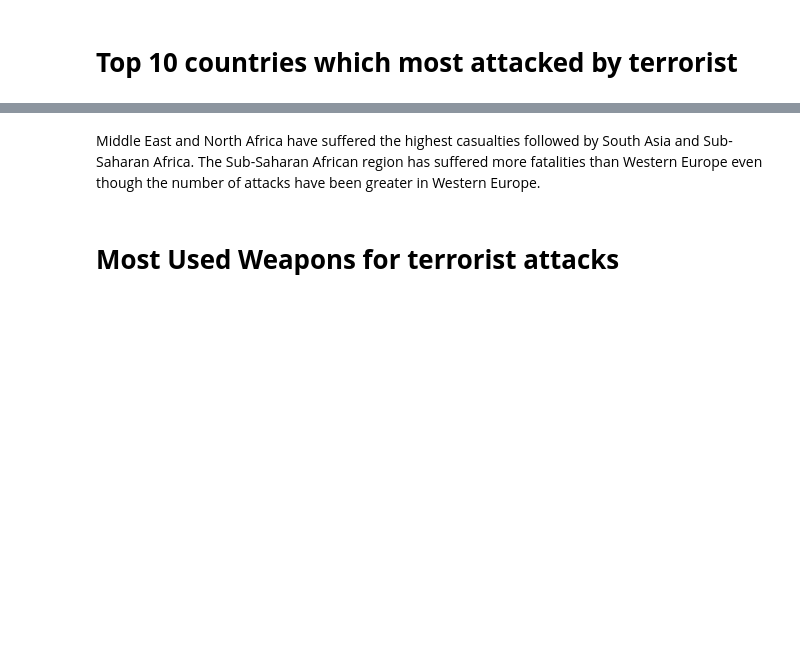
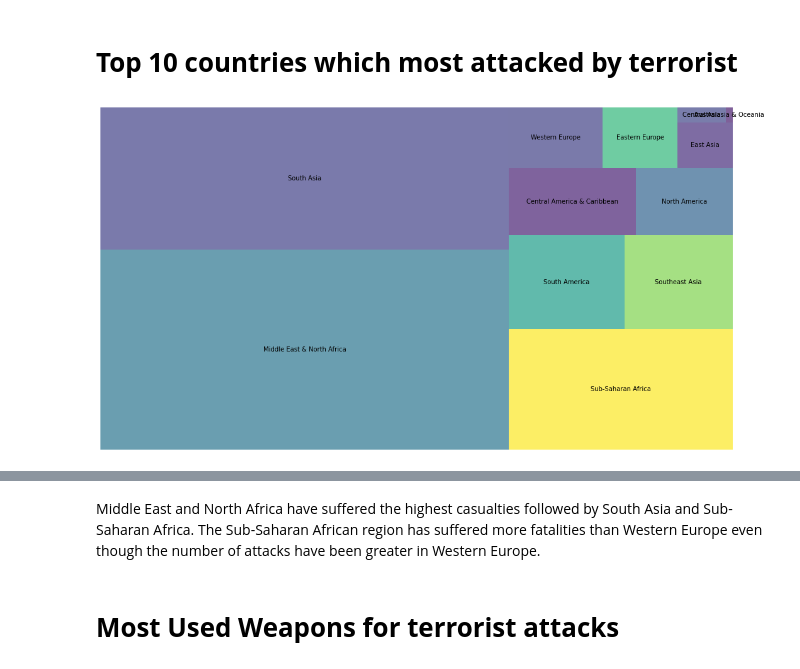
Before and after one commit to vak1997/Global-Terrorism, a Jupyter notebook: Global_Terrorism_Analysis_Capstone_Project.ipynb, the cells around one changed output, grey strips where cells are left out. Cells and saved outputs as stored; diff of their text form; code cells hidden in the pictures; blank space fills up the shorter version.

```diff
--- a/Global_Terrorism_Analysis_Capstone_Project.ipynb
+++ b/Global_Terrorism_Analysis_Capstone_Project.ipynb
@@ -330,6 +372,14 @@ Text(0.5, 1.0, 'Number Of Terrorist Activities in Top 10 Cities')
 data=terrorism_df.groupby(['Region']).agg({'Casualities':'sum'}).reset_index()
 # %%
 data.sort_values('Casualities',ascending=False,inplace=True)
+# %%
+fig = plt.gcf()
+fig.set_size_inches(18, 10)
+squarify.plot(sizes=data['Casualities'],label=data['Region'], alpha=.7)
+plt.axis('off')
+plt.show()
+# %% [output]
+[figure, added]
 # %%
 fig = plt.gcf()
 fig.set_size_inches(18, 10)
```
Also changed, not shown: parts of 12 cells of this notebook.
